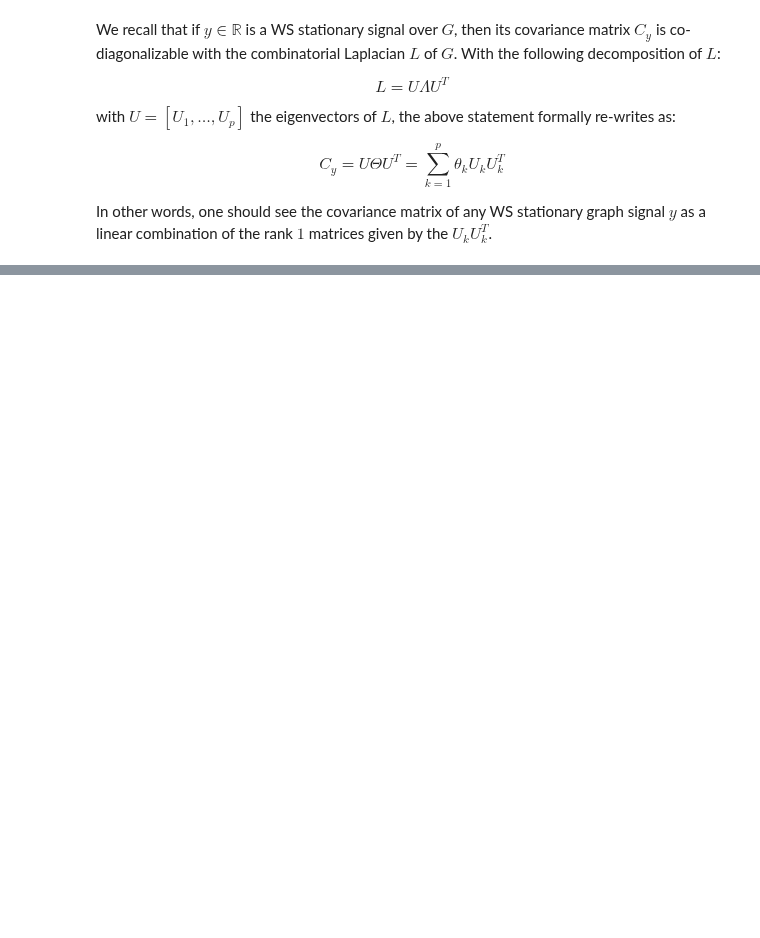
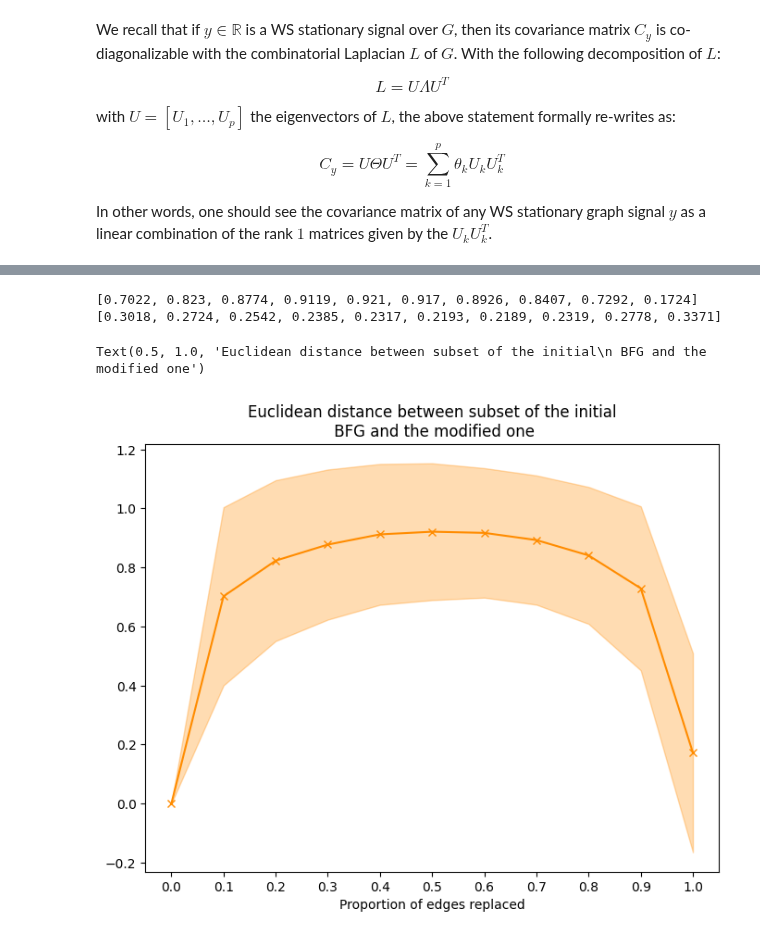
Before and after one commit to evenmatencio/graph-signals-change-point-detection, a Jupyter notebook: graph_stationarity.ipynb, the cells around one changed output, grey strips where cells are left out. Saved outputs shown, nothing was run; the diff lists cells and outputs as text; code cells hidden in the pictures; blank space fills up the shorter version.

```diff
--- a/graph_stationarity.ipynb
+++ b/graph_stationarity.ipynb
@@ -152,0 +284,30 @@ Text(0.5, 1.0, 'Laplacian matrix')
+# %%
+##-----------------------
+NB_DIM = 10
+##-----------------------
+
+eigvect_subset_distances_mean = np.mean(np.sort(min_dist_of_gfb_cols_arr, axis=2)[:, :, :NB_DIM], axis=(1, 2))
+eigvect_subset_distances_std = np.std(np.sort(min_dist_of_gfb_cols_arr, axis=2)[:, :, :NB_DIM], axis=(1, 2))
+
+print([round(float(dist), 4) for dist in eigvect_subset_distances_mean.tolist()])
+print([round(float(std), 4) for std in eigvect_subset_distances_std.tolist()])
+
+y = np.concatenate(([0], eigvect_subset_distances_mean))
+y_err = np.concatenate(([0], eigvect_subset_distances_std))
+x = np.asarray(range(0, len(y_err)))
+color = 'darkorange'
+
+fig, ax = plt.subplots(1, 1, figsize=(8, 6))
+ax.plot(x, y, c=color, marker='x')
+ax.fill_between(x, y1=y-y_err, y2=y+y_err, color=color, alpha=0.3)
+
+x_tick_labels = [str(i/20) for i in range(0, 22, 2)]
+x_tick_pos = list(range(0, 11))
+ax.set_xticks(x_tick_pos, x_tick_labels)
+ax.set_xlabel('Proportion of edges replaced')
+ax.set_title('Euclidean distance between subset of the initial\n BFG and the modified one')
+# %% [output]
+[0.7022, 0.823, 0.8774, 0.9119, 0.921, 0.917, 0.8926, 0.8407, 0.7292, 0.1724]
+[0.3018, 0.2724, 0.2542, 0.2385, 0.2317, 0.2193, 0.2189, 0.2319, 0.2778, 0.3371]
+Text(0.5, 1.0, 'Euclidean distance between subset of the initial\n BFG and the modified one')
+[figure, added]
```
Also changed, not shown: parts of 20 cells of this notebook.
